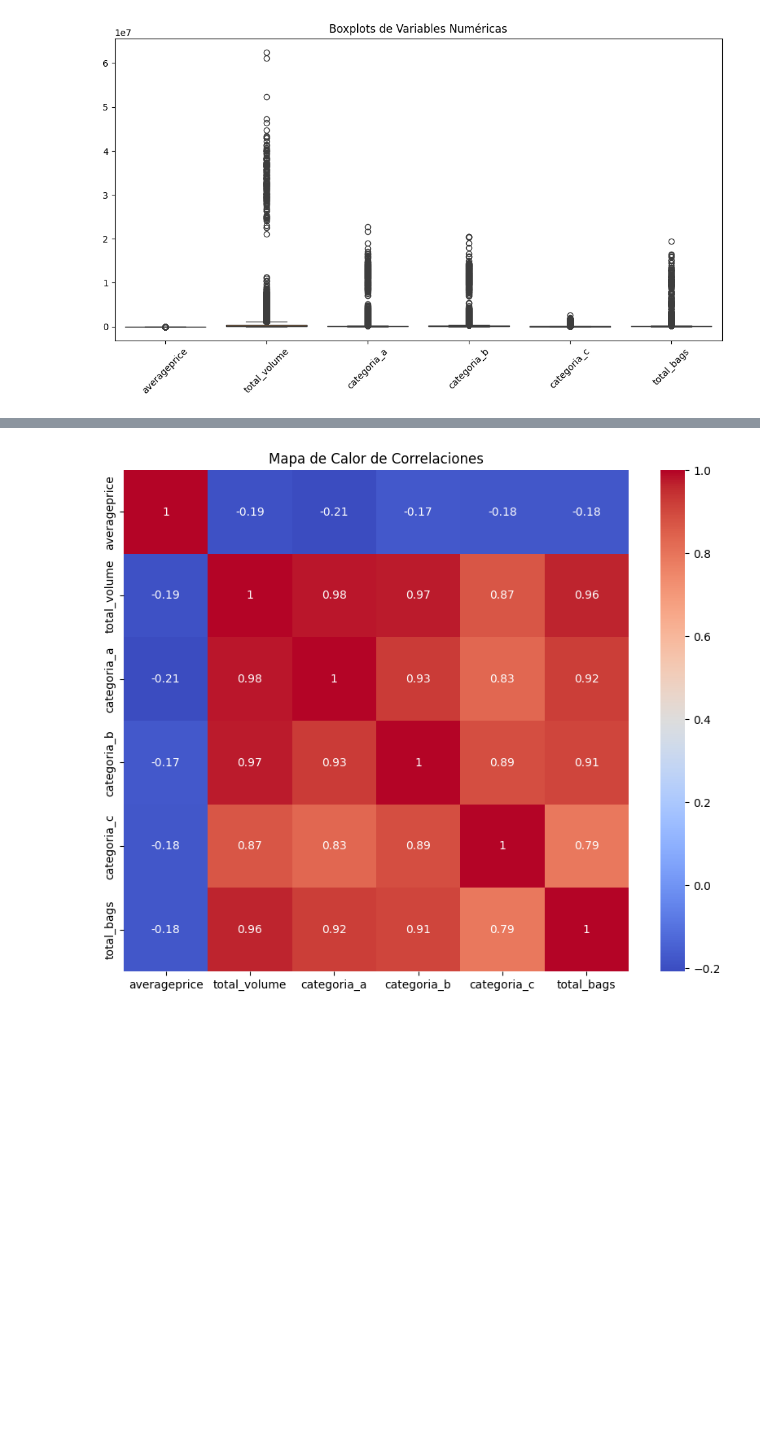
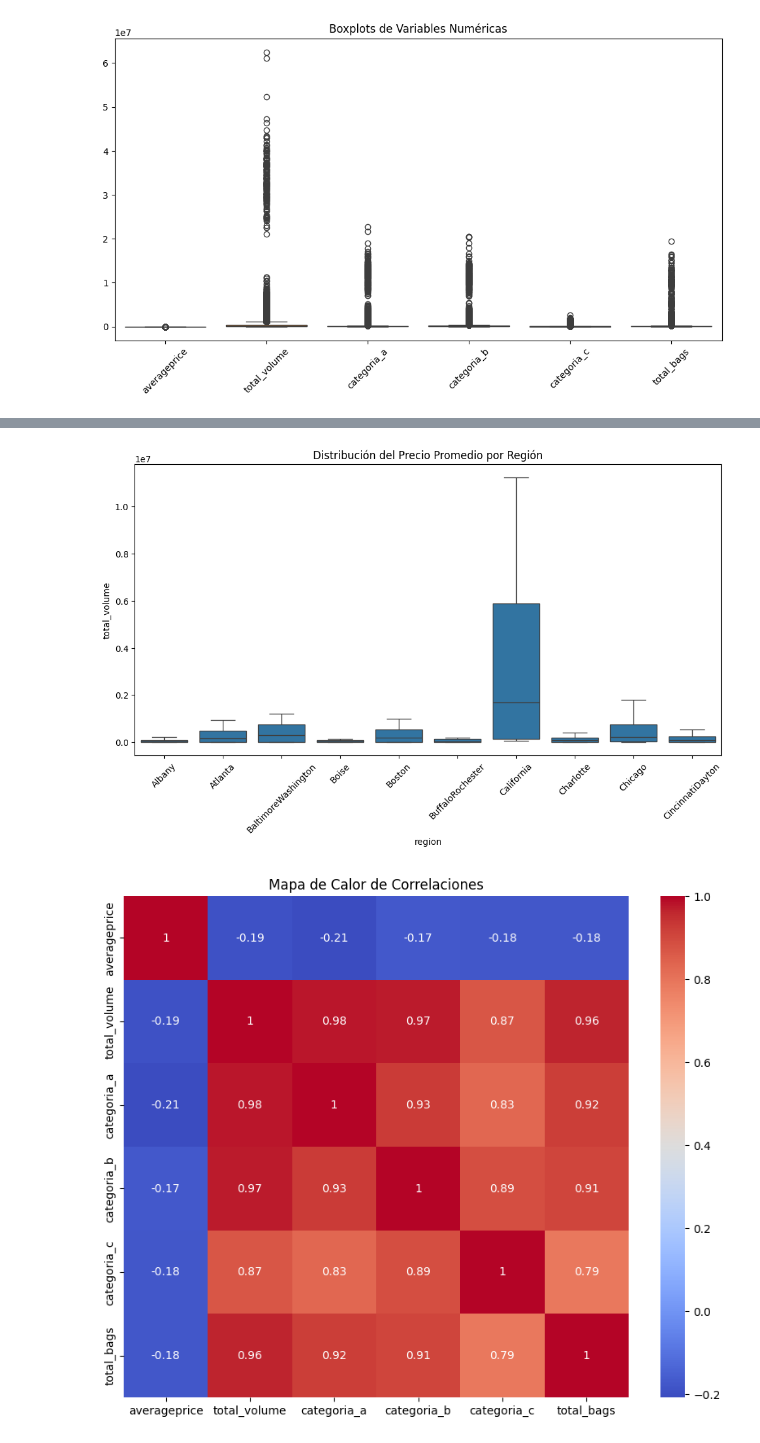
Before and after one commit to lauracoicue/Proyecto2_CDD, a Jupyter notebook: Proc2.ipynb, the cells around one changed output, grey strips where cells are left out. Cells and saved outputs as stored; diff of their text form; code cells hidden in the pictures; blank space fills up the shorter version.

```diff
--- a/Proc2.ipynb
+++ b/Proc2.ipynb
@@ -144,3 +172,15 @@ plt.show()
+# %%
+# boxplot de region y numero total de aguacates vendidos
+regiones_seleccionadas = df["region"].value_counts().index[:10]  # Tomar las 10 regiones con más datos
+df_filtrado = df[df["region"].isin(regiones_seleccionadas)]
+
+plt.figure(figsize=(12, 6))
+sns.boxplot(x=df_filtrado["region"], y=df_filtrado["total_volume"])
+plt.xticks(rotation=45)
+plt.title("Distribución del Precio Promedio por Región")
+plt.show()
+# %% [output]
+[figure, added]
 # %%
 # Heatmap de correlación
 plt.figure(figsize=(10, 8))
```
Also changed, not shown: parts of 21 cells of this notebook.
